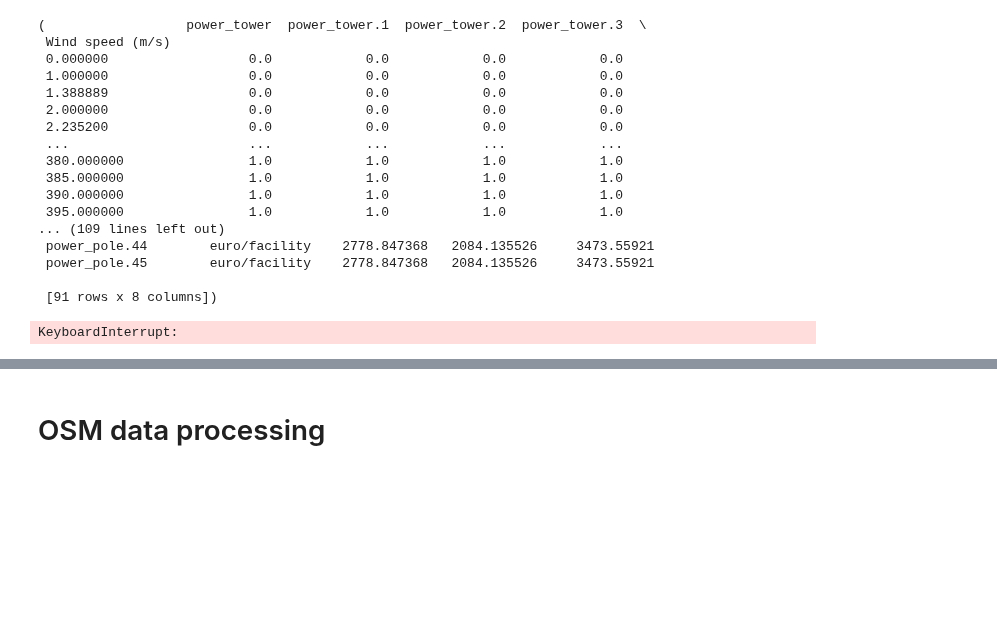
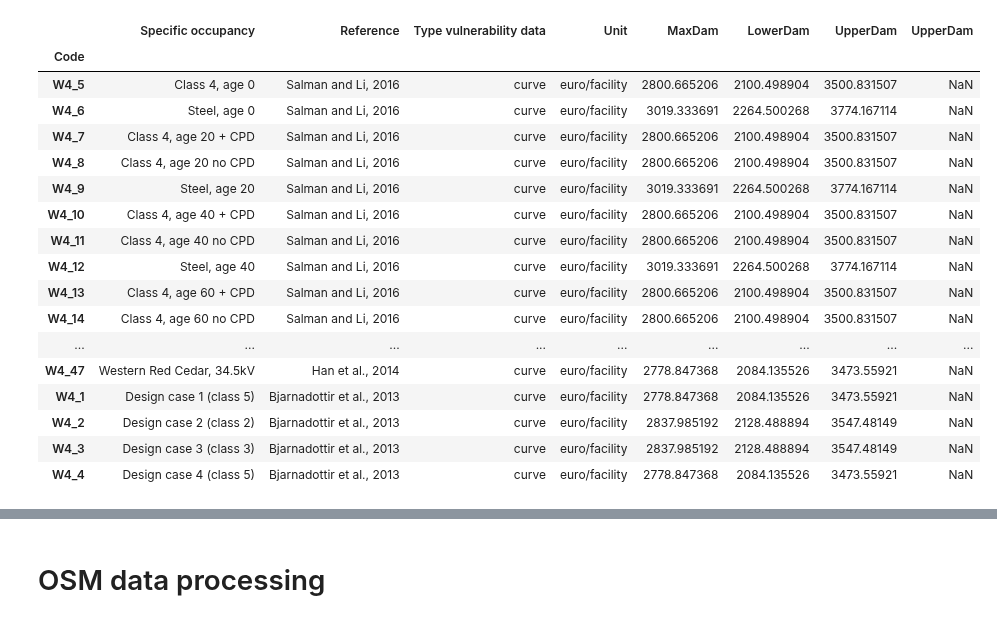
Before and after one commit to Mengqi-Ye/pg_risk_analysis, a Jupyter notebook: notebooks/Example_run.ipynb, the cells around one changed output, grey strips where cells are left out. Saved outputs shown, nothing was run; the diff lists cells and outputs as text; code cells hidden in the pictures; blank space fills up the shorter version.

```diff
--- a/notebooks/Example_run.ipynb
+++ b/notebooks/Example_run.ipynb
@@ -22,10 +25,10 @@ import matplotlib.pyplot as plt
 gdal.SetConfigOption("OSM_CONFIG_FILE", os.path.join('..',"osmconf.ini"))
 
 # change paths to make it work on your own machine
-data_path = os.path.join('C:\\','data','pg_risk_analysis')
+data_path = os.path.join('C:\\','Data','pg_risk_analysis')
 tc_path = os.path.join(data_path,'tc_netcdf')
 fl_path = os.path.join(data_path,'GLOFRIS')
-osm_data_path = os.path.join('C:\\','data','country_osm')
+osm_data_path = os.path.join('C:\\','Data','country_osm')
 pg_data_path = os.path.join(data_path,'pg_data')
 vul_curve_path = os.path.join(data_path,'vulnerability_curves','input_vulnerability_data.xlsx')
 output_path = os.path.join('C:\\','projects','pg_risk_analysis','output')
@@ -333,21 +390,22 @@ def get_damage_per_asset_per_rp(asset,df_ds,assets,curves,maxdam,return_period,c
-# %%
-load_curves_maxdam(vul_curve_path,hazard_type='tc')
-# %% [output]
-(                  power_tower  power_tower.1  power_tower.2  power_tower.3  \
- Wind speed (m/s)
- 0.000000                  0.0            0.0            0.0            0.0
- 1.000000                  0.0            0.0            0.0            0.0
- 1.388889                  0.0            0.0            0.0            0.0
- 2.000000                  0.0            0.0            0.0            0.0
- 2.235200                  0.0            0.0            0.0            0.0
- ...                       ...            ...            ...            ...
- 380.000000                1.0            1.0            1.0            1.0
- 385.000000                1.0            1.0            1.0            1.0
- 390.000000                1.0            1.0            1.0            1.0
- 395.000000                1.0            1.0            1.0            1.0
-... (109 lines left out)
- power_pole.44        euro/facility    2778.847368   2084.135526     3473.55921
- power_pole.45        euro/facility    2778.847368   2084.135526     3473.55921
-
- [91 rows x 8 columns])
+# %%
+load_curves_maxdam(vul_curve_path,'tc')[1].loc['power_pole']
+# %% [output]
+|  | Specific occupancy | Reference | Type vulnerability data | Unit | MaxDam | LowerDam | UpperDam | UpperDam |
+| Code |  |  |  |  |  |  |  |  |
+| W4_5 | Class 4, age 0 | Salman and Li, 2016 | curve | euro/facility | 2800.665206 | 2100.498904 | 3500.831507 | NaN |
+| W4_6 | Steel, age 0 | Salman and Li, 2016 | curve | euro/facility | 3019.333691 | 2264.500268 | 3774.167114 | NaN |
+| W4_7 | Class 4, age 20 + CPD | Salman and Li, 2016 | curve | euro/facility | 2800.665206 | 2100.498904 | 3500.831507 | NaN |
+| W4_8 | Class 4, age 20 no CPD | Salman and Li, 2016 | curve | euro/facility | 2800.665206 | 2100.498904 | 3500.831507 | NaN |
+| W4_9 | Steel, age 20 | Salman and Li, 2016 | curve | euro/facility | 3019.333691 | 2264.500268 | 3774.167114 | NaN |
+| W4_10 | Class 4, age 40 + CPD | Salman and Li, 2016 | curve | euro/facility | 2800.665206 | 2100.498904 | 3500.831507 | NaN |
+| W4_11 | Class 4, age 40 no CPD | Salman and Li, 2016 | curve | euro/facility | 2800.665206 | 2100.498904 | 3500.831507 | NaN |
+| W4_12 | Steel, age 40 | Salman and Li, 2016 | curve | euro/facility | 3019.333691 | 2264.500268 | 3774.167114 | NaN |
+| W4_13 | Class 4, age 60 + CPD | Salman and Li, 2016 | curve | euro/facility | 2800.665206 | 2100.498904 | 3500.831507 | NaN |
+| W4_14 | Class 4, age 60 no CPD | Salman and Li, 2016 | curve | euro/facility | 2800.665206 | 2100.498904 | 3500.831507 | NaN |
+| ... | ... | ... | ... | ... | ... | ... | ... | ... |
+| W4_47 | Western Red Cedar, 34.5kV | Han et al., 2014 | curve | euro/facility | 2778.847368 | 2084.135526 | 3473.55921 | NaN |
+| W4_1 | Design case 1 (class 5) | Bjarnadottir et al., 2013 | curve | euro/facility | 2778.847368 | 2084.135526 | 3473.55921 | NaN |
+| W4_2 | Design case 2 (class 2) | Bjarnadottir et al., 2013 | curve | euro/facility | 2837.985192 | 2128.488894 | 3547.48149 | NaN |
+| W4_3 | Design case 3 (class 3) | Bjarnadottir et al., 2013 | curve | euro/facility | 2837.985192 | 2128.488894 | 3547.48149 | NaN |
+| W4_4 | Design case 4 (class 5) | Bjarnadottir et al., 2013 | curve | euro/facility | 2778.847368 | 2084.135526 | 3473.55921 | NaN |
 # %%
@@ -413,5 +507,0 @@ load_storm_data('_CMCC-CM2-VHR4','WP')
-# %%
-%%time
-open_storm_data()
-# %% [output]
-KeyboardInterrupt:
```
Also changed, not shown: parts of 17 cells of this notebook, 6 other files.
